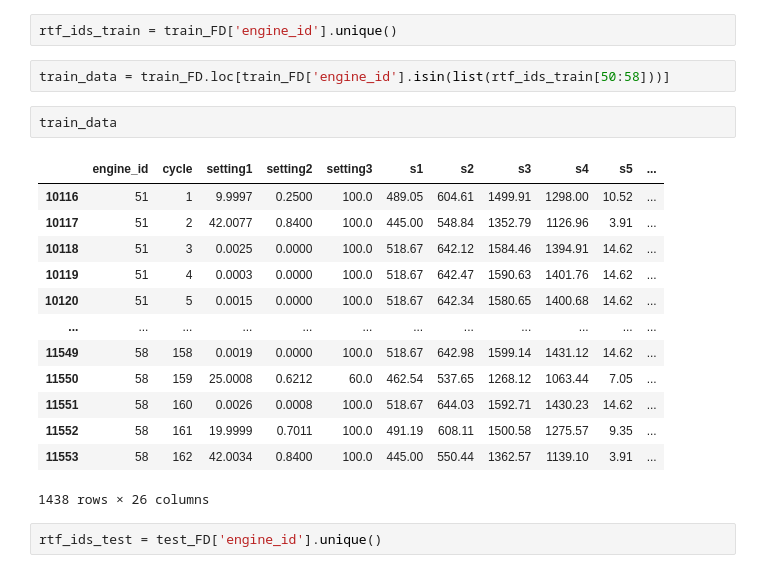
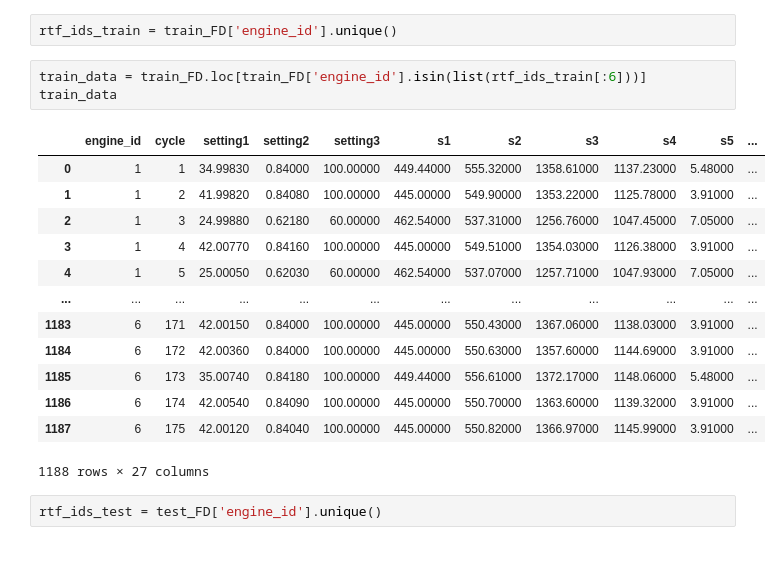
Before and after one commit to JoeZYX/AutoRUL, a Jupyter notebook: ECLSTM_RUL_estimation_tests.ipynb, the cells around one changed output. Cells and saved outputs as stored; diff of their text form.

```diff
--- a/ECLSTM_RUL_estimation_tests.ipynb
+++ b/ECLSTM_RUL_estimation_tests.ipynb
@@ -729,23 +723,22 @@ train_FD.head()
 # %%
 rtf_ids_train = train_FD['engine_id'].unique()
 # %%
-train_data = train_FD.loc[train_FD['engine_id'].isin(list(rtf_ids_train[50:58]))]
+train_data = train_FD.loc[train_FD['engine_id'].isin(list(rtf_ids_train[:6]))]
+train_data
+# %% [output]
+|  | engine_id | cycle | setting1 | setting2 | setting3 | s1 | s2 | s3 | s4 | s5 | ... |
+| 0 | 1 | 1 | 34.99830 | 0.84000 | 100.00000 | 449.44000 | 555.32000 | 1358.61000 | 1137.23000 | 5.48000 | ... |
+| 1 | 1 | 2 | 41.99820 | 0.84080 | 100.00000 | 445.00000 | 549.90000 | 1353.22000 | 1125.78000 | 3.91000 | ... |
+| 2 | 1 | 3 | 24.99880 | 0.62180 | 60.00000 | 462.54000 | 537.31000 | 1256.76000 | 1047.45000 | 7.05000 | ... |
+| 3 | 1 | 4 | 42.00770 | 0.84160 | 100.00000 | 445.00000 | 549.51000 | 1354.03000 | 1126.38000 | 3.91000 | ... |
+| 4 | 1 | 5 | 25.00050 | 0.62030 | 60.00000 | 462.54000 | 537.07000 | 1257.71000 | 1047.93000 | 7.05000 | ... |
+| ... | ... | ... | ... | ... | ... | ... | ... | ... | ... | ... | ... |
+| 1183 | 6 | 171 | 42.00150 | 0.84000 | 100.00000 | 445.00000 | 550.43000 | 1367.06000 | 1138.03000 | 3.91000 | ... |
+| 1184 | 6 | 172 | 42.00360 | 0.84000 | 100.00000 | 445.00000 | 550.63000 | 1357.60000 | 1144.69000 | 3.91000 | ... |
+| 1185 | 6 | 173 | 35.00740 | 0.84180 | 100.00000 | 449.44000 | 556.61000 | 1372.17000 | 1148.06000 | 5.48000 | ... |
+| 1186 | 6 | 174 | 42.00540 | 0.84090 | 100.00000 | 445.00000 | 550.70000 | 1363.60000 | 1139.32000 | 3.91000 | ... |
+| 1187 | 6 | 175 | 42.00120 | 0.84040 | 100.00000 | 445.00000 | 550.82000 | 1366.97000 | 1145.99000 | 3.91000 | ... |
+1188 rows × 27 columns
-# %%
-train_data
-# %% [output]
-|  | engine_id | cycle | setting1 | setting2 | setting3 | s1 | s2 | s3 | s4 | s5 | ... |
-| 10116 | 51 | 1 | 9.9997 | 0.2500 | 100.0 | 489.05 | 604.61 | 1499.91 | 1298.00 | 10.52 | ... |
-| 10117 | 51 | 2 | 42.0077 | 0.8400 | 100.0 | 445.00 | 548.84 | 1352.79 | 1126.96 | 3.91 | ... |
-| 10118 | 51 | 3 | 0.0025 | 0.0000 | 100.0 | 518.67 | 642.12 | 1584.46 | 1394.91 | 14.62 | ... |
-| 10119 | 51 | 4 | 0.0003 | 0.0000 | 100.0 | 518.67 | 642.47 | 1590.63 | 1401.76 | 14.62 | ... |
-| 10120 | 51 | 5 | 0.0015 | 0.0000 | 100.0 | 518.67 | 642.34 | 1580.65 | 1400.68 | 14.62 | ... |
-| ... | ... | ... | ... | ... | ... | ... | ... | ... | ... | ... | ... |
-| 11549 | 58 | 158 | 0.0019 | 0.0000 | 100.0 | 518.67 | 642.98 | 1599.14 | 1431.12 | 14.62 | ... |
-| 11550 | 58 | 159 | 25.0008 | 0.6212 | 60.0 | 462.54 | 537.65 | 1268.12 | 1063.44 | 7.05 | ... |
-| 11551 | 58 | 160 | 0.0026 | 0.0008 | 100.0 | 518.67 | 644.03 | 1592.71 | 1430.23 | 14.62 | ... |
-| 11552 | 58 | 161 | 19.9999 | 0.7011 | 100.0 | 491.19 | 608.11 | 1500.58 | 1275.57 | 9.35 | ... |
-| 11553 | 58 | 162 | 42.0034 | 0.8400 | 100.0 | 445.00 | 550.44 | 1362.57 | 1139.10 | 3.91 | ... |
-1438 rows × 26 columns
 # %%
 rtf_ids_test = test_FD['engine_id'].unique()
 # %%
```
Also changed, not shown: parts of 11 cells of this notebook, 3 other files.
